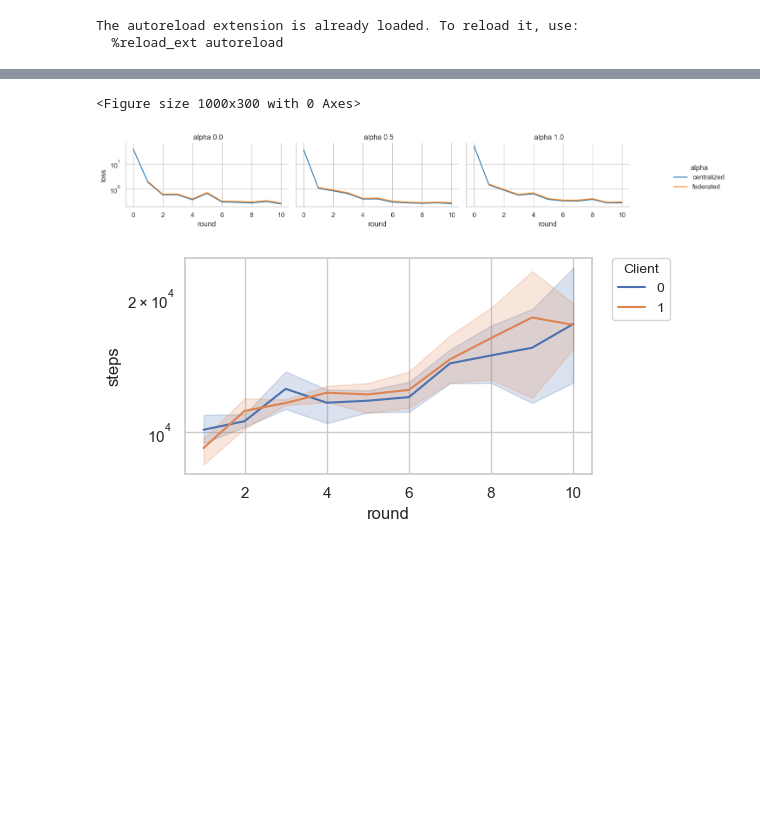
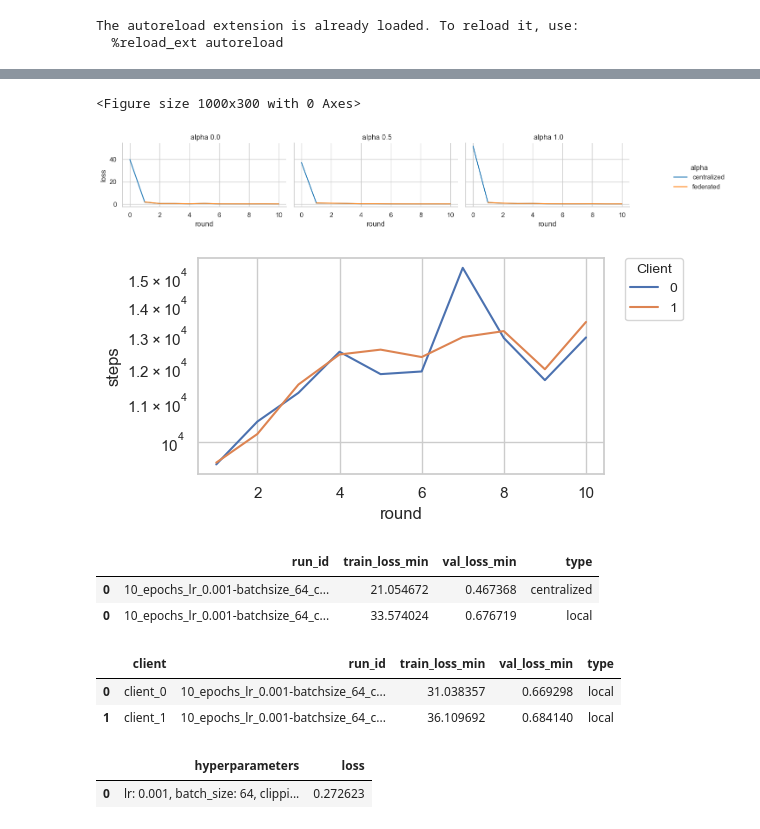
Before and after one commit to luisas/fl4tsf, a Jupyter notebook: analysis/03b_physionet_analysis.ipynb, the cells around one changed output, grey strips where cells are left out. Drawn from its saved outputs; the diff is of its cells as text; code cells hidden in the pictures; blank space fills up the shorter version.

```diff
--- a/analysis/03b_physionet_analysis.ipynb
+++ b/analysis/03b_physionet_analysis.ipynb
@@ -81,27 +212,54 @@ g._legend.set_loc("center left")
 # title
 # y axis log
 
-plt.yscale('log')
 
 plt.tight_layout()
 plt.show()
 # %% [output]
 <Figure size 1000x300 with 0 Axes>
-[figure, old version]
+[figure, new version]
 # %%
 ######################################
 #  Plot the last loss vs difference
 #######################################
 plt.figure(figsize=(6, 3))
-#df_summary_lambdas = df_summary_lambdas[df_summary_lambdas["alpha"]== 0.0]
-sns.lineplot(data=df_summary_lambdas, x='round', y='steps',
+df_summary_lambdas_plot = df_summary_lambdas[df_summary_lambdas["alpha"]== 1.0]
+sns.lineplot(data=df_summary_lambdas_plot, x='round', y='steps',
              hue='client',  markers=True, dashes=False)
 plt.legend(bbox_to_anchor=(1.05, 1), loc='upper left',
            borderaxespad=0., title='Client', fontsize='small', title_fontsize='small')
 
 plt.tight_layout()
 # make y axis log scale
 plt.yscale('log')
 plt.show()
 # %% [output]
-[figure, old version]
+[figure, new version]
+# %%
+#df_centralized_min and df_local_min group by id
+df_centralized_min["type"] = "centralized"
+df_local_min["type"] = "local"
+df_centralized_min = df_centralized_min.rename(columns={"train_loss": "train_loss_min", "val_loss": "val_loss_min"})
+
+df_local_min_avg = df_local_min.groupby("run_id").agg({"train_loss_min": "mean", "val_loss_min": "mean"}).reset_index()
+df_local_min_avg["type"] = "local"
+
+# concatenate the two dataframes
+df_min = pd.concat([df_centralized_min, df_local_min_avg])
+df_min
+# %% [output]
+|  | run_id | train_loss_min | val_loss_min | type |
+| 0 | 10_epochs_lr_0.001-batchsize_64_c... | 21.054672 | 0.467368 | centralized |
+| 0 | 10_epochs_lr_0.001-batchsize_64_c... | 33.574024 | 0.676719 | local |
+# %%
+df_local_min
+# %% [output]
+|  | client | run_id | train_loss_min | val_loss_min | type |
+| 0 | client_0 | 10_epochs_lr_0.001-batchsize_64_c... | 31.038357 | 0.669298 | local |
+| 1 | client_1 | 10_epochs_lr_0.001-batchsize_64_c... | 36.109692 | 0.684140 | local |
+# %%
+df_federated_min = df_federated[df_federated["type"] == "federated"].groupby("hyperparameters").agg({"loss": "min"}).reset_index()
+df_federated_min
+# %% [output]
+|  | hyperparameters | loss |
+| 0 | lr: 0.001, batch_size: 64, clippi... | 0.272623 |
```
Also changed, not shown: parts of 7 cells of this notebook, 14 other files.
